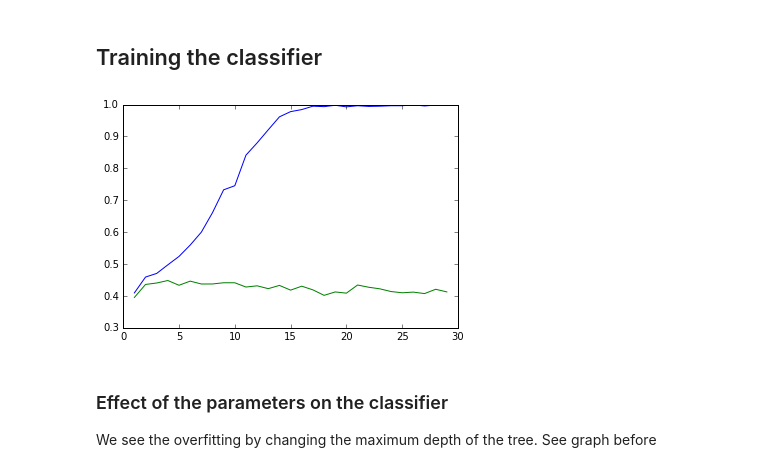
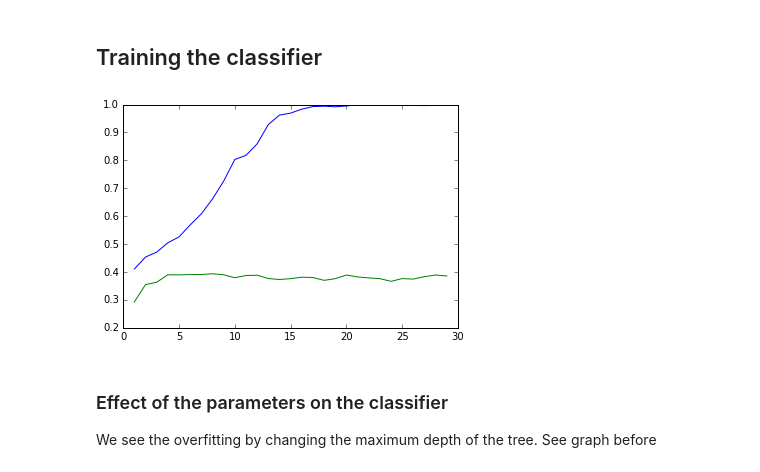
Before and after one commit to Gronlaen/data-analytics-homeworks, a Jupyter notebook: 04 - Applied ML/HW4.ipynb, the cells around one changed output. Saved outputs shown, nothing was run; the diff lists cells and outputs as text; code cells hidden in the pictures.

```diff
--- a/04 - Applied ML/HW4.ipynb
+++ b/04 - Applied ML/HW4.ipynb
@@ -68,35 +68,38 @@ player_description.drop(['rater1', 'rater2'], axis=1, inplace=True)
 # %% [markdown]
 ## Training the classifier
 # %%
+import warnings
+warnings.filterwarnings('ignore')
+
 X = player_description.as_matrix()
 y = (player_rating*4).as_matrix()
 X_train, X_test, y_train, y_test = train_test_split(X, y, test_size=0.1, random_state=0)
 tr_accuracy = []
 te_accuracy = []
 cross = []
 for n in [20]:
     for d in range(1,30):
         model = RandomForestClassifier(n_estimators=n, max_depth=d)
-        c = sklearn.cross_validation.cross_val_score(model, X, y, cv=10)
+        c = sklearn.cross_validation.cross_val_score(model, X, y, cv=20, scoring='f1_weighted')
         cross.append(np.mean(c))
         model.fit(X_train, y_train)
 
         te_pred = model.predict(X_test)
         tr_pred = model.predict(X_train)
 
         tr_error = tr_pred == y_train
         tr_error = np.sum(tr_error)/len(tr_error)
 
         te_error = te_pred == y_test
         te_error = np.sum(te_error)/len(te_error)
 
         tr_accuracy.append(tr_error)
         te_accuracy.append(te_error)
 
 plt.plot(range(1,30), tr_accuracy)
 plt.plot(range(1,30), cross);
 # %% [output]
-[figure, old version]
+[figure, new version]
 # %% [markdown]
 ### Effect of the parameters on the classifier
 We see the overfitting by changing the maximum depth of the tree. See graph before
```
Also changed, not shown: parts of 10 cells of this notebook.
